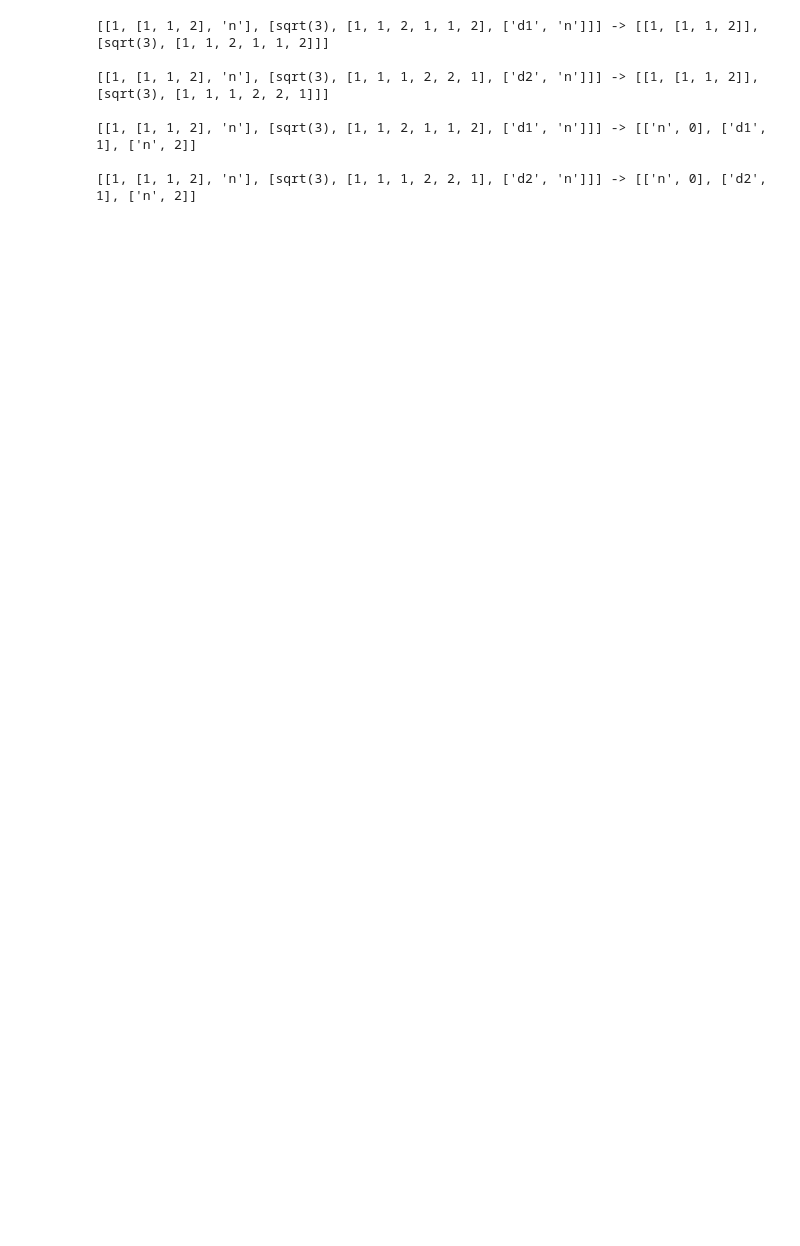
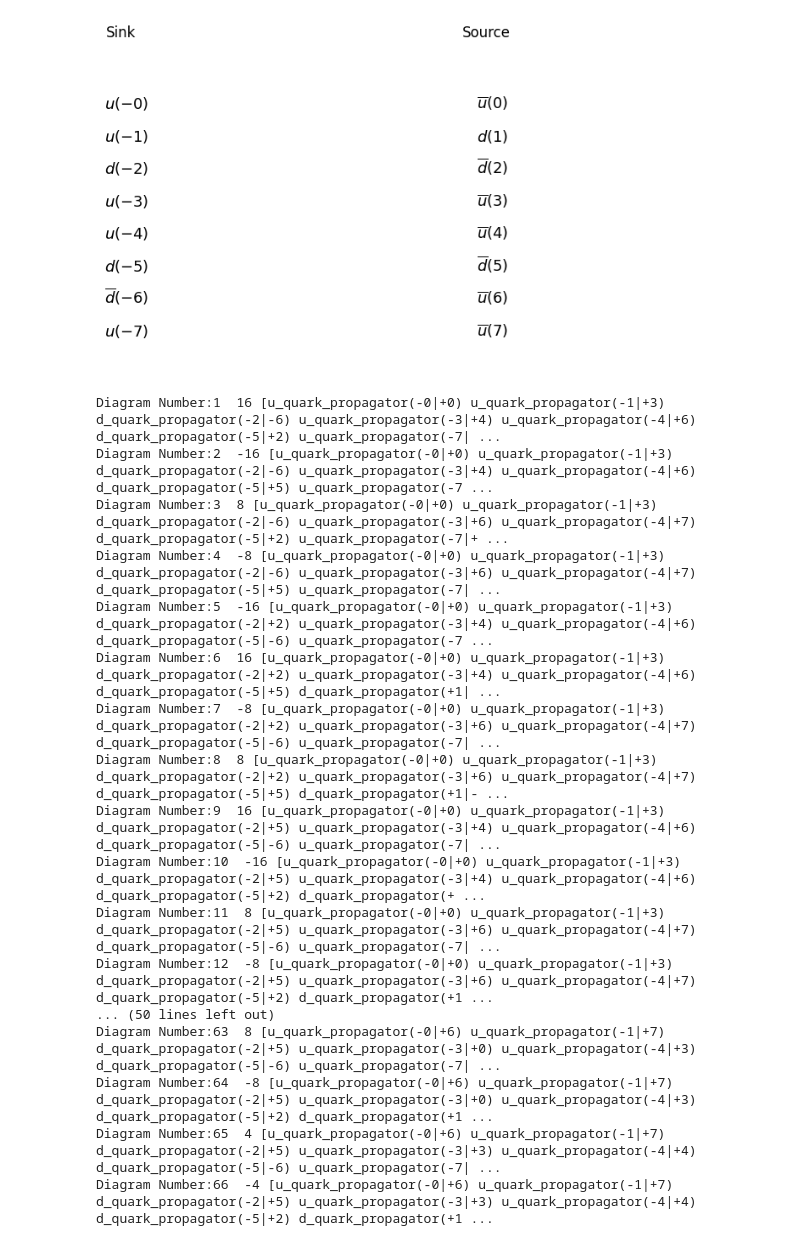
Before and after one commit to Herzallah15/Simplified-Wick-Contractions, a Jupyter notebook: Contractions_With_2Particle_Operators.ipynb, the cells around one changed output. Drawn from its saved outputs; the diff is of its cells as text; code cells hidden in the pictures; blank space fills up the shorter version.

```diff
--- a/Contractions_With_2Particle_Operators.ipynb
+++ b/Contractions_With_2Particle_Operators.ipynb
@@ -1631,7 +1631,7 @@ def remove_flavor(data):
         complicated_object = item[:-1]
         new_terms.append(complicated_object)
     return new_terms
-def specifiy_flavor(data):
+def specify_flavor(data):
     new_terms = []
     ct = 0
     for item in data:
@@ -1672,8 +1672,8 @@ def Wick_Contractions(senken0, quelle0):
             input_sink = remove_flavor(sink1)
             input_source = remove_flavor(source1)
             particles_at_the_sink = specify_flavor(sink1)
-            particles_at_the_source = specify_flavor(source)
-            result_to_simplify = copy.deepcopy(Correlator_S(Sink, Source))
+            particles_at_the_source = specify_flavor(source1)
+            result_to_simplify = copy.deepcopy(Correlator_S(sink1, source1))
 
              ######## NOW WE DO THE SIMPLIFICATION (pairs are still not simultaneously simplified) ########
             relative_sign = -1
@@ -1788,16 +1788,28 @@ def Wick_Contractions(senken0, quelle0):
             Diagram_Propagator_Form[j] = quark_line
         last_step_simplified[i] = [diagram[0], "[" + " ".join(Diagram_Propagator_Form) + "]"]
     return last_step_simplified
-# %%
-for i in xState:
-    print(i,"->", remove_flavor(i), "\n")
-for i in xState:
-    print(i,"->", specifiy_flavor(i), "\n")
-# %% [output]
-[[1, [1, 1, 2], 'n'], [sqrt(3), [1, 1, 2, 1, 1, 2], ['d1', 'n']]] -> [[1, [1, 1, 2]], [sqrt(3), [1, 1, 2, 1, 1, 2]]]
-
-[[1, [1, 1, 2], 'n'], [sqrt(3), [1, 1, 1, 2, 2, 1], ['d2', 'n']]] -> [[1, [1, 1, 2]], [sqrt(3), [1, 1, 1, 2, 2, 1]]]
-
-[[1, [1, 1, 2], 'n'], [sqrt(3), [1, 1, 2, 1, 1, 2], ['d1', 'n']]] -> [['n', 0], ['d1', 1], ['n', 2]]
-
-[[1, [1, 1, 2], 'n'], [sqrt(3), [1, 1, 1, 2, 2, 1], ['d2', 'n']]] -> [['n', 0], ['d2', 1], ['n', 2]]
+# %%
+senken0 = [two_hadron_operator([1/2, 1/2], 1, 1, 'Nucleon', 'Nucleon'), Pip]
+quelle0 = [PipB, two_hadron_operatorB([1/2, 1/2], 1, 1, 'Nucleon', 'Nucleon')]
+result = Wick_Contractions(senken0, quelle0)
+for i, x in enumerate(result):
+    print(f"Diagram Number:{i + 1} ", x[0], x[1])
+# %% [output]
+[figure, added]
+Diagram Number:1  16 [u_quark_propagator(-0|+0) u_quark_propagator(-1|+3) d_quark_propagator(-2|-6) u_quark_propagator(-3|+4) u_quark_propagator(-4|+6) d_quark_propagator(-5|+2) u_quark_propagator(-7| ...
+Diagram Number:2  -16 [u_quark_propagator(-0|+0) u_quark_propagator(-1|+3) d_quark_propagator(-2|-6) u_quark_propagator(-3|+4) u_quark_propagator(-4|+6) d_quark_propagator(-5|+5) u_quark_propagator(-7 ...
+Diagram Number:3  8 [u_quark_propagator(-0|+0) u_quark_propagator(-1|+3) d_quark_propagator(-2|-6) u_quark_propagator(-3|+6) u_quark_propagator(-4|+7) d_quark_propagator(-5|+2) u_quark_propagator(-7|+ ...
+Diagram Number:4  -8 [u_quark_propagator(-0|+0) u_quark_propagator(-1|+3) d_quark_propagator(-2|-6) u_quark_propagator(-3|+6) u_quark_propagator(-4|+7) d_quark_propagator(-5|+5) u_quark_propagator(-7| ...
+Diagram Number:5  -16 [u_quark_propagator(-0|+0) u_quark_propagator(-1|+3) d_quark_propagator(-2|+2) u_quark_propagator(-3|+4) u_quark_propagator(-4|+6) d_quark_propagator(-5|-6) u_quark_propagator(-7 ...
+Diagram Number:6  16 [u_quark_propagator(-0|+0) u_quark_propagator(-1|+3) d_quark_propagator(-2|+2) u_quark_propagator(-3|+4) u_quark_propagator(-4|+6) d_quark_propagator(-5|+5) d_quark_propagator(+1| ...
+Diagram Number:7  -8 [u_quark_propagator(-0|+0) u_quark_propagator(-1|+3) d_quark_propagator(-2|+2) u_quark_propagator(-3|+6) u_quark_propagator(-4|+7) d_quark_propagator(-5|-6) u_quark_propagator(-7| ...
+Diagram Number:8  8 [u_quark_propagator(-0|+0) u_quark_propagator(-1|+3) d_quark_propagator(-2|+2) u_quark_propagator(-3|+6) u_quark_propagator(-4|+7) d_quark_propagator(-5|+5) d_quark_propagator(+1|- ...
+Diagram Number:9  16 [u_quark_propagator(-0|+0) u_quark_propagator(-1|+3) d_quark_propagator(-2|+5) u_quark_propagator(-3|+4) u_quark_propagator(-4|+6) d_quark_propagator(-5|-6) u_quark_propagator(-7| ...
+Diagram Number:10  -16 [u_quark_propagator(-0|+0) u_quark_propagator(-1|+3) d_quark_propagator(-2|+5) u_quark_propagator(-3|+4) u_quark_propagator(-4|+6) d_quark_propagator(-5|+2) d_quark_propagator(+ ...
+Diagram Number:11  8 [u_quark_propagator(-0|+0) u_quark_propagator(-1|+3) d_quark_propagator(-2|+5) u_quark_propagator(-3|+6) u_quark_propagator(-4|+7) d_quark_propagator(-5|-6) u_quark_propagator(-7| ...
+Diagram Number:12  -8 [u_quark_propagator(-0|+0) u_quark_propagator(-1|+3) d_quark_propagator(-2|+5) u_quark_propagator(-3|+6) u_quark_propagator(-4|+7) d_quark_propagator(-5|+2) d_quark_propagator(+1 ...
+... (50 lines left out)
+Diagram Number:63  8 [u_quark_propagator(-0|+6) u_quark_propagator(-1|+7) d_quark_propagator(-2|+5) u_quark_propagator(-3|+0) u_quark_propagator(-4|+3) d_quark_propagator(-5|-6) u_quark_propagator(-7| ...
+Diagram Number:64  -8 [u_quark_propagator(-0|+6) u_quark_propagator(-1|+7) d_quark_propagator(-2|+5) u_quark_propagator(-3|+0) u_quark_propagator(-4|+3) d_quark_propagator(-5|+2) d_quark_propagator(+1 ...
+Diagram Number:65  4 [u_quark_propagator(-0|+6) u_quark_propagator(-1|+7) d_quark_propagator(-2|+5) u_quark_propagator(-3|+3) u_quark_propagator(-4|+4) d_quark_propagator(-5|-6) u_quark_propagator(-7| ...
+Diagram Number:66  -4 [u_quark_propagator(-0|+6) u_quark_propagator(-1|+7) d_quark_propagator(-2|+5) u_quark_propagator(-3|+3) u_quark_propagator(-4|+4) d_quark_propagator(-5|+2) d_quark_propagator(+1 ...
```
